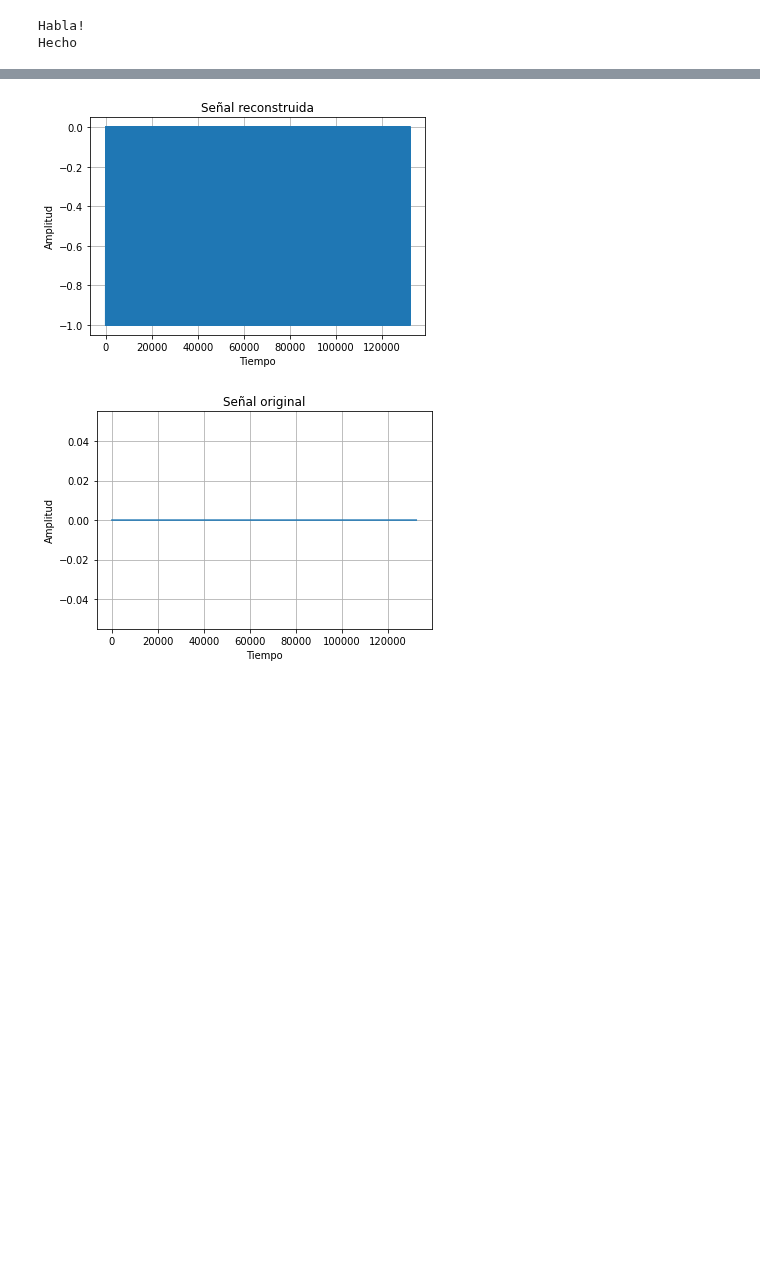
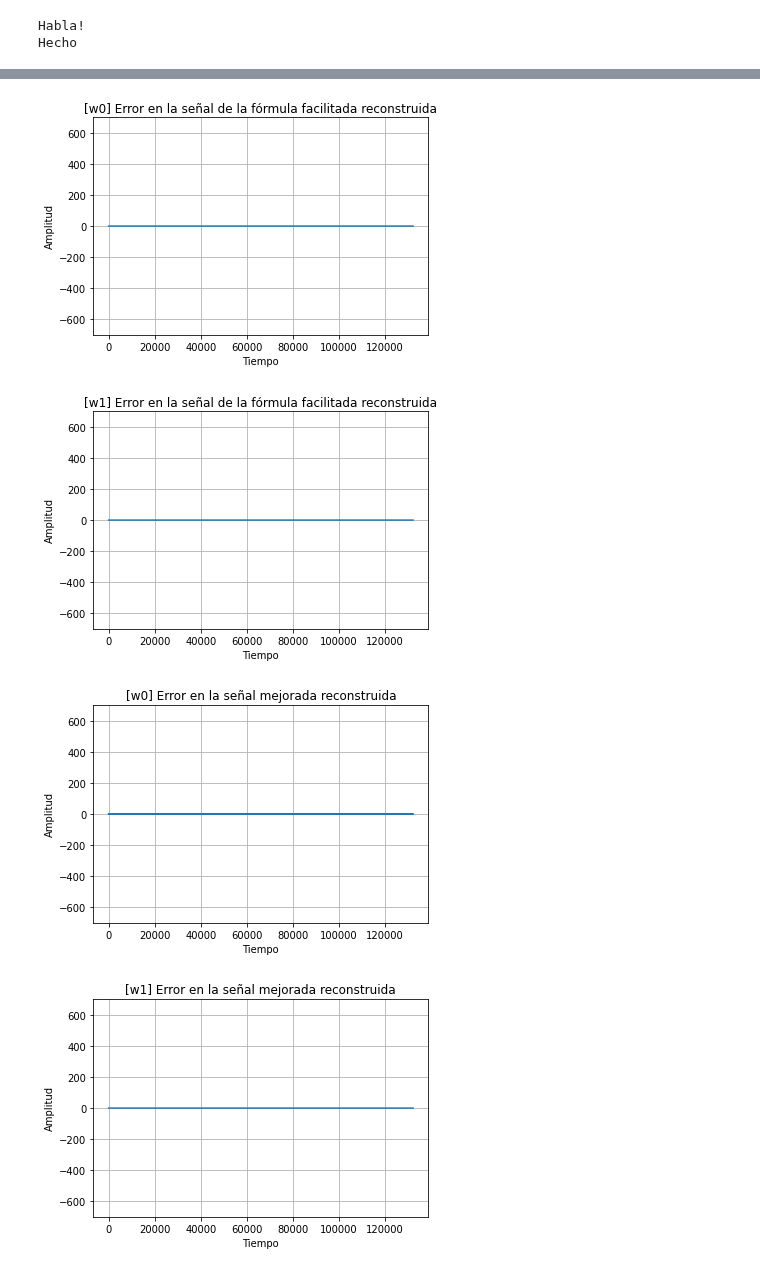
Before and after one commit to Tecnologias-multimedia/InterCom, a Jupyter notebook: 2021/G1/readme-MLTN11.ipynb, the cells around one changed output, grey strips where cells are left out. Drawn from its saved outputs; the diff is of its cells as text; code cells hidden in the pictures; blank space fills up the shorter version.

```diff
--- a/2021/G1/readme-MLTN11.ipynb
+++ b/2021/G1/readme-MLTN11.ipynb
@@ -81,13 +81,15 @@ import matplotlib.pyplot as plt
 import matplotlib.axes as ax
 import math
 
-def plot(x, *args, xlabel='', ylabel='', title=''):
+def plot(x, *args, xlabel='', ylabel='', title='', ylim=None):
     fig = plt.figure()
     ax = fig.add_subplot(111)
     ax.set_title(title)
     ax.grid()
     ax.xaxis.set_label_text(xlabel)
     ax.yaxis.set_label_text(ylabel)
+    if ylim:
+        ax.set_ylim([-ylim, ylim])
     ax.plot(x, *args)
     plt.show(block=False)
 
@@ -97,9 +99,9 @@ plot(np.linspace(0, len(x)-1, len(x)), x[:,0], x[:,1], xlabel="Tiempo", ylabel="
 # %% [markdown]
 ## Comparación de las señales ![compare](https://i.imgur.com/LkwsSoI.png):
 # %%
-sy = MST_synthesize(y) # Fórmula facilitado
-sz = MST_synthesize_Mejorado(x) # Fórmula mejorada
+y = MST_analyze(x) # Fórmula facilitado
+z = MST_analyze_Mejorado(x) # Fórmula mejorada
 
-plot(np.linspace(0, len(x)-1, len(x)), sy[:,0], z[:,0], xlabel="Tiempo", ylabel="Amplitud", title="Señal de audio mejora facilitada VS nuestra mejora de W0")
-plot(np.linspace(0, len(x)-1, len(x)), sy[:,1], z[:,1], xlabel="Tiempo", ylabel="Amplitud", title="Señal de audio mejora facilitada VS nuestra mejora de W1")
+plot(np.linspace(0, len(x)-1, len(x)), y[:,0], z[:,0], xlabel="Tiempo", ylabel="Amplitud", title="Señal de audio mejora facilitada VS nuestra mejora de W0")
+plot(np.linspace(0, len(x)-1, len(x)), y[:,1], z[:,1], xlabel="Tiempo", ylabel="Amplitud", title="Señal de audio mejora facilitada VS nuestra mejora de W1")
 # %% [output]
@@ -108,11 +110,17 @@ plot(np.linspace(0, len(x)-1, len(x)), sy[:,1], z[:,1], xlabel="Tiempo", ylabel=
 # %% [markdown]
 ## Reconstruimos la señal ![compare](https://i.imgur.com/LkwsSoI.png)
 # %%
+sy = MST_synthesize(y) # Fórmula facilitada
 sz = MST_synthesize_Mejorado(z) # Fórmula mejorada
 
-plot(np.linspace(0, len(x)-1, len(x)), sz[:,0]-x[:,0], xlabel="Tiempo", ylabel="Amplitud", title="Error en la señal reconstruida")
-plot(np.linspace(0, len(x)-1, len(x)), sz[:,1]-x[:,1], xlabel="Tiempo", ylabel="Amplitud", title="Error en la señal original")
+plot(np.linspace(0, len(x)-1, len(x)), sy[:,0]-x[:,0], xlabel="Tiempo", ylabel="Amplitud", title="[w0] Error en la señal de la fórmula facilitada reconstruida", ylim=700)
+plot(np.linspace(0, len(x)-1, len(x)), sy[:,1]-x[:,1], xlabel="Tiempo", ylabel="Amplitud", title="[w1] Error en la señal de la fórmula facilitada reconstruida", ylim=700)
+
+plot(np.linspace(0, len(x)-1, len(x)), sz[:,0]-x[:,0], xlabel="Tiempo", ylabel="Amplitud", title="[w0] Error en la señal mejorada reconstruida", ylim=700)
+plot(np.linspace(0, len(x)-1, len(x)), sz[:,1]-x[:,1], xlabel="Tiempo", ylabel="Amplitud", title="[w1] Error en la señal mejorada reconstruida", ylim=700)
 # %% [output]
-[figure, old version]
+[figure, new version]
-[figure, old version]
+[figure, new version]
+[figure, added]
+[figure, added]
 # %%
```
Also changed, not shown: parts of 8 cells of this notebook.
